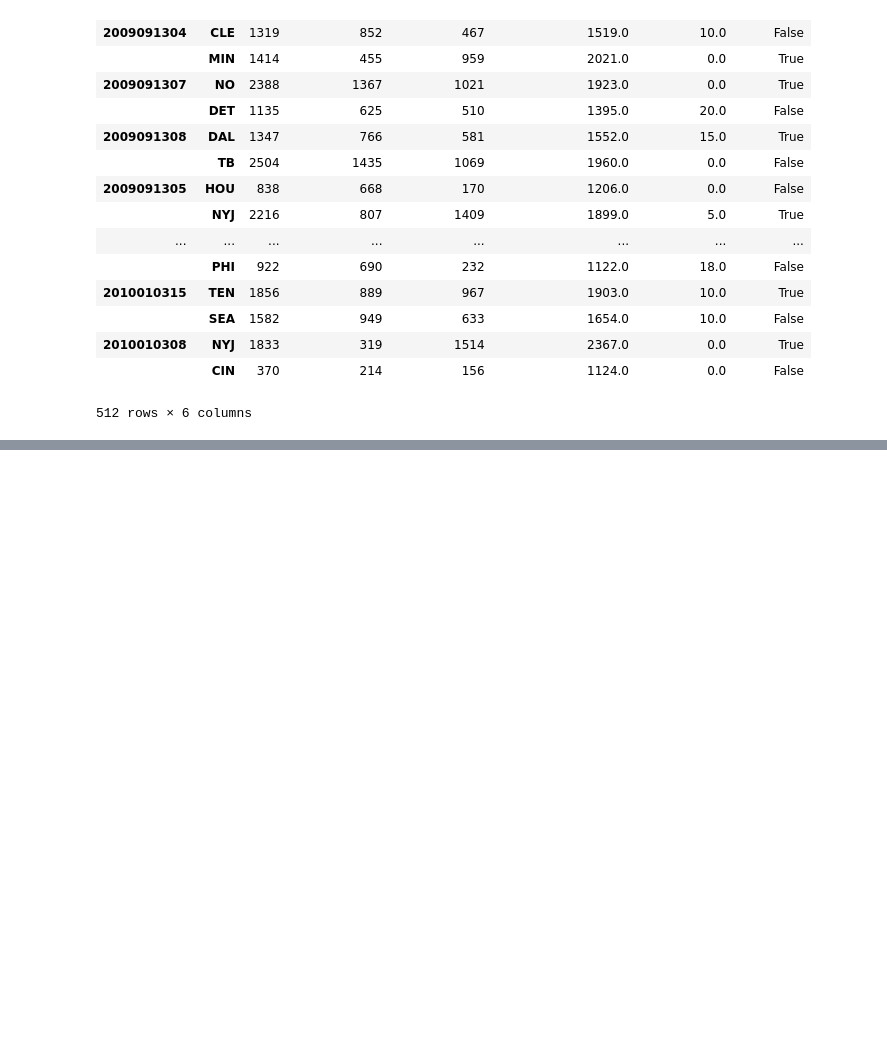
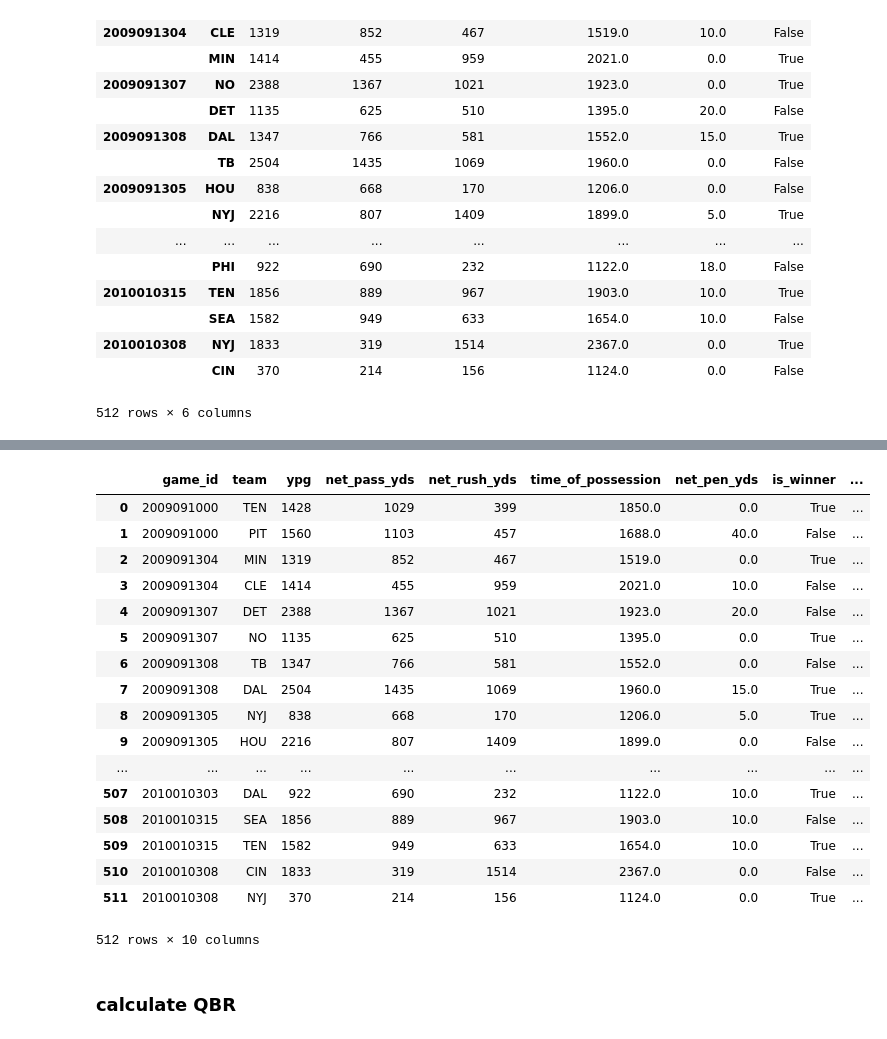
Before and after one commit to ssachnof/CSC466_final_project, a Jupyter notebook: data_cleaning/CSC466_final_project.ipynb, the cells around one changed output, grey strips where cells are left out. Drawn from its saved outputs; the diff is of its cells as text; code cells hidden in the pictures; blank space fills up the shorter version.

```diff
--- a/data_cleaning/CSC466_final_project.ipynb
+++ b/data_cleaning/CSC466_final_project.ipynb
@@ -487,0 +494,19 @@ def_output_df
+# %%
+num_tackles = df[['game_id','defteam', 'solo_tackle', 'assist_tackle', 'sack']]
+num_sacks = num_tackles[['game_id', 'defteam', 'sack']]
+num_tackles = num_tackles[['game_id', 'defteam', 'solo_tackle', 'assist_tackle']]
+assist_tackles = num_tackles['assist_tackle'].unique()
+#idk if assist tackles is boolean or numeric
+# I am assuming it's boolean-- throw error if numeric
+assert len(assist_tackles) == 2 and 0.0 in assist_tackles and 1.0 in assist_tackles
+# %%
+num_tackles['assist_tackle'] = num_tackles['assist_tackle'] == 1.0
+num_tackles['solo_tackle'] = num_tackles['solo_tackle'] == 1.0
+num_tackles['tackle'] = num_tackles['solo_tackle'] | num_tackles['assist_tackle']
+num_tackles = num_tackles.drop(columns=['solo_tackle', 'assist_tackle'])
+num_tackles['tackle'] = num_tackles['tackle'].replace({True : 1.0})
+num_tackles['tackle'] = num_tackles['tackle'].replace({False : 0.0})
+num_tackles['tackles'] = num_tackles.groupby(['game_id', 'defteam'])['tackle'].transform(np.sum)
+num_tackles = num_tackles.drop(columns=['tackle'])
+num_tackles = num_tackles.drop_duplicates()
+num_tackles
@@ -487,0 +532,5 @@ def_output_df
+# %%
+num_sacks['sacks'] = num_sacks.groupby(['game_id', 'defteam'])['sack'].transform(np.sum)
+num_sacks = num_sacks.drop(columns=['sack'])
+num_sacks = num_sacks.drop_duplicates()
+num_sacks
@@ -487,0 +556,30 @@ def_output_df
+# %%
+def_output_df = def_output_df.reset_index()
+def_output_df = def_output_df.merge(num_tackles, left_on=['game_id', 'team'], right_on=['game_id', 'defteam'],
+                                    how='outer')
+def_output_df = def_output_df.merge(num_sacks, left_on=['game_id', 'team'], right_on=['game_id', 'defteam'],
+                                    how='outer')
+def_output_df = def_output_df.drop(columns=['defteam_x', 'defteam_y'])
+# %%
+def_output_df
+# %% [output]
+|  | game_id | team | ypg | net_pass_yds | net_rush_yds | time_of_possession | net_pen_yds | is_winner | ... |
+| 0 | 2009091000 | TEN | 1428 | 1029 | 399 | 1850.0 | 0.0 | True | ... |
+| 1 | 2009091000 | PIT | 1560 | 1103 | 457 | 1688.0 | 40.0 | False | ... |
+| 2 | 2009091304 | MIN | 1319 | 852 | 467 | 1519.0 | 0.0 | True | ... |
+| 3 | 2009091304 | CLE | 1414 | 455 | 959 | 2021.0 | 10.0 | False | ... |
+| 4 | 2009091307 | DET | 2388 | 1367 | 1021 | 1923.0 | 20.0 | False | ... |
+| 5 | 2009091307 | NO | 1135 | 625 | 510 | 1395.0 | 0.0 | True | ... |
+| 6 | 2009091308 | TB | 1347 | 766 | 581 | 1552.0 | 0.0 | False | ... |
+| 7 | 2009091308 | DAL | 2504 | 1435 | 1069 | 1960.0 | 15.0 | True | ... |
+| 8 | 2009091305 | NYJ | 838 | 668 | 170 | 1206.0 | 5.0 | True | ... |
+| 9 | 2009091305 | HOU | 2216 | 807 | 1409 | 1899.0 | 0.0 | False | ... |
+| ... | ... | ... | ... | ... | ... | ... | ... | ... | ... |
+| 507 | 2010010303 | DAL | 922 | 690 | 232 | 1122.0 | 10.0 | True | ... |
+| 508 | 2010010315 | SEA | 1856 | 889 | 967 | 1903.0 | 10.0 | False | ... |
+| 509 | 2010010315 | TEN | 1582 | 949 | 633 | 1654.0 | 10.0 | True | ... |
+| 510 | 2010010308 | CIN | 1833 | 319 | 1514 | 2367.0 | 0.0 | False | ... |
+| 511 | 2010010308 | NYJ | 370 | 214 | 156 | 1124.0 | 0.0 | True | ... |
+512 rows × 10 columns
+# %% [markdown]
+### calculate QBR
```
Also changed, not shown: parts of 7 cells of this notebook.
